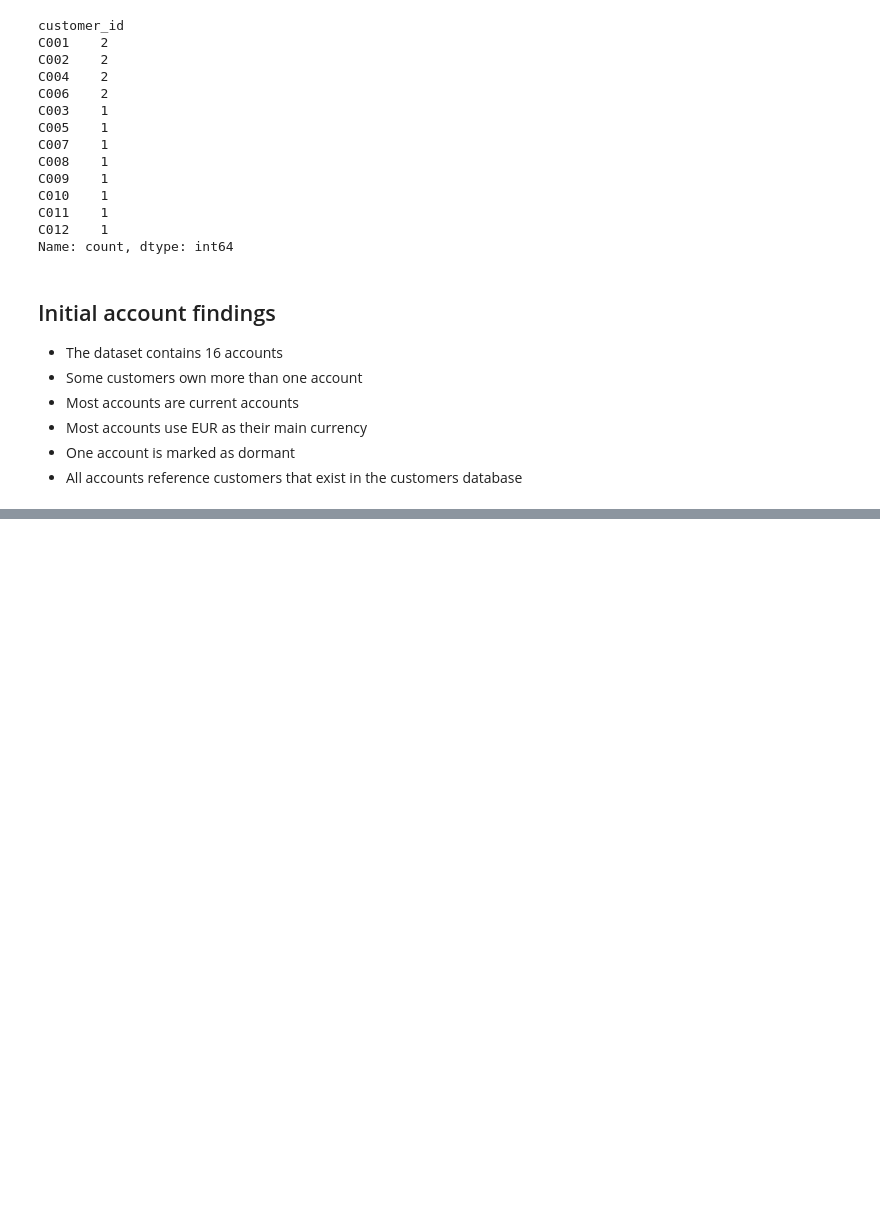
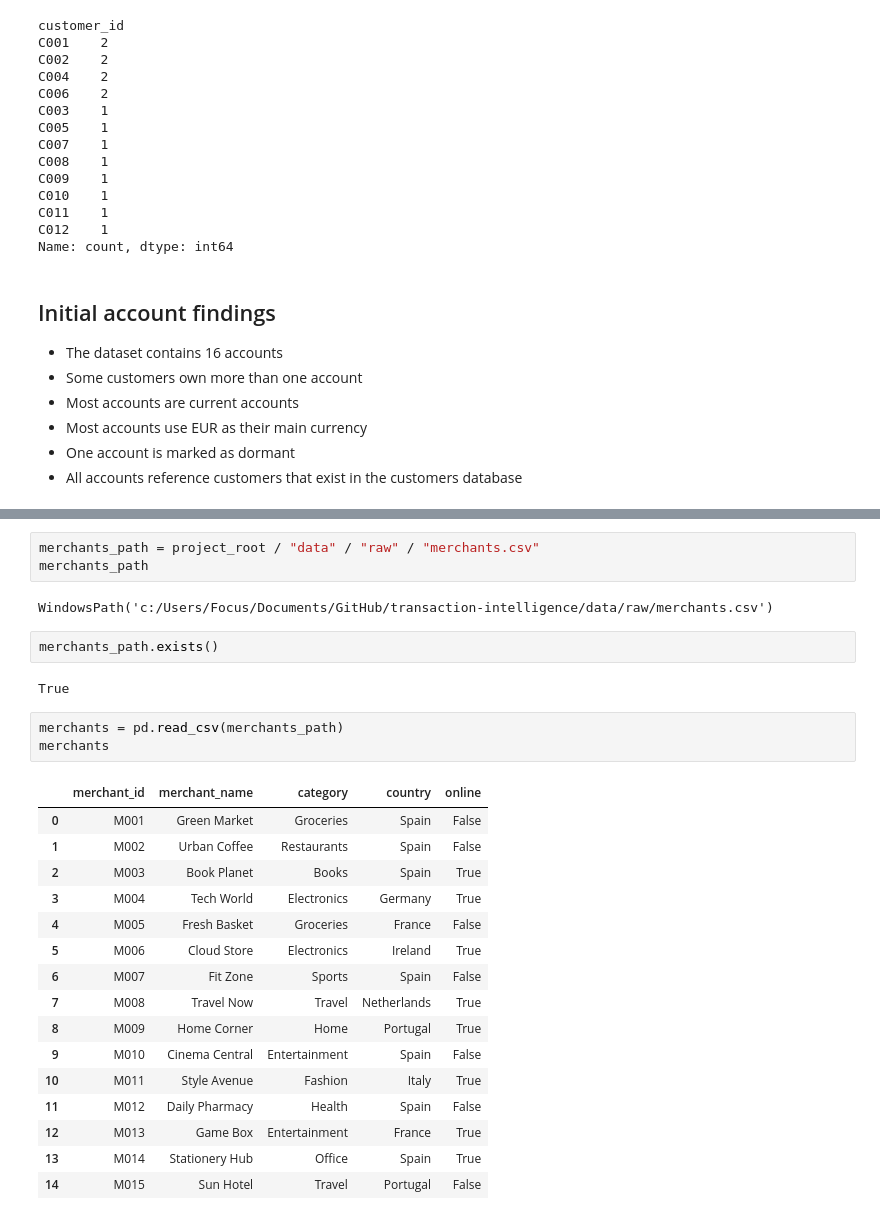
Before and after one commit to glezirene/transaction-intelligence, a Jupyter notebook: notebooks/01_data_exploration.ipynb, the cells around one changed output, grey strips where cells are left out. Drawn from its saved outputs; the diff is of its cells as text; blank space fills up the shorter version.

Commit message:
Add and explore transactions dataset

```diff
--- a/notebooks/01_data_exploration.ipynb
+++ b/notebooks/01_data_exploration.ipynb
@@ -441,0 +446,29 @@ Name: count, dtype: int64
+# %%
+merchants_path = project_root / "data" / "raw" / "merchants.csv"
+merchants_path
+# %% [output]
+WindowsPath('c:/Users/Focus/Documents/GitHub/transaction-intelligence/data/raw/merchants.csv')
+# %%
+merchants_path.exists()
+# %% [output]
+True
+# %%
+merchants = pd.read_csv(merchants_path)
+merchants
+# %% [output]
+|  | merchant_id | merchant_name | category | country | online |
+| 0 | M001 | Green Market | Groceries | Spain | False |
+| 1 | M002 | Urban Coffee | Restaurants | Spain | False |
+| 2 | M003 | Book Planet | Books | Spain | True |
+| 3 | M004 | Tech World | Electronics | Germany | True |
+| 4 | M005 | Fresh Basket | Groceries | France | False |
+| 5 | M006 | Cloud Store | Electronics | Ireland | True |
+| 6 | M007 | Fit Zone | Sports | Spain | False |
+| 7 | M008 | Travel Now | Travel | Netherlands | True |
+| 8 | M009 | Home Corner | Home | Portugal | True |
+| 9 | M010 | Cinema Central | Entertainment | Spain | False |
+| 10 | M011 | Style Avenue | Fashion | Italy | True |
+| 11 | M012 | Daily Pharmacy | Health | Spain | False |
+| 12 | M013 | Game Box | Entertainment | France | True |
+| 13 | M014 | Stationery Hub | Office | Spain | True |
+| 14 | M015 | Sun Hotel | Travel | Portugal | False |
```
Also changed, not shown: parts of 28 cells of this notebook, 1 other file.
